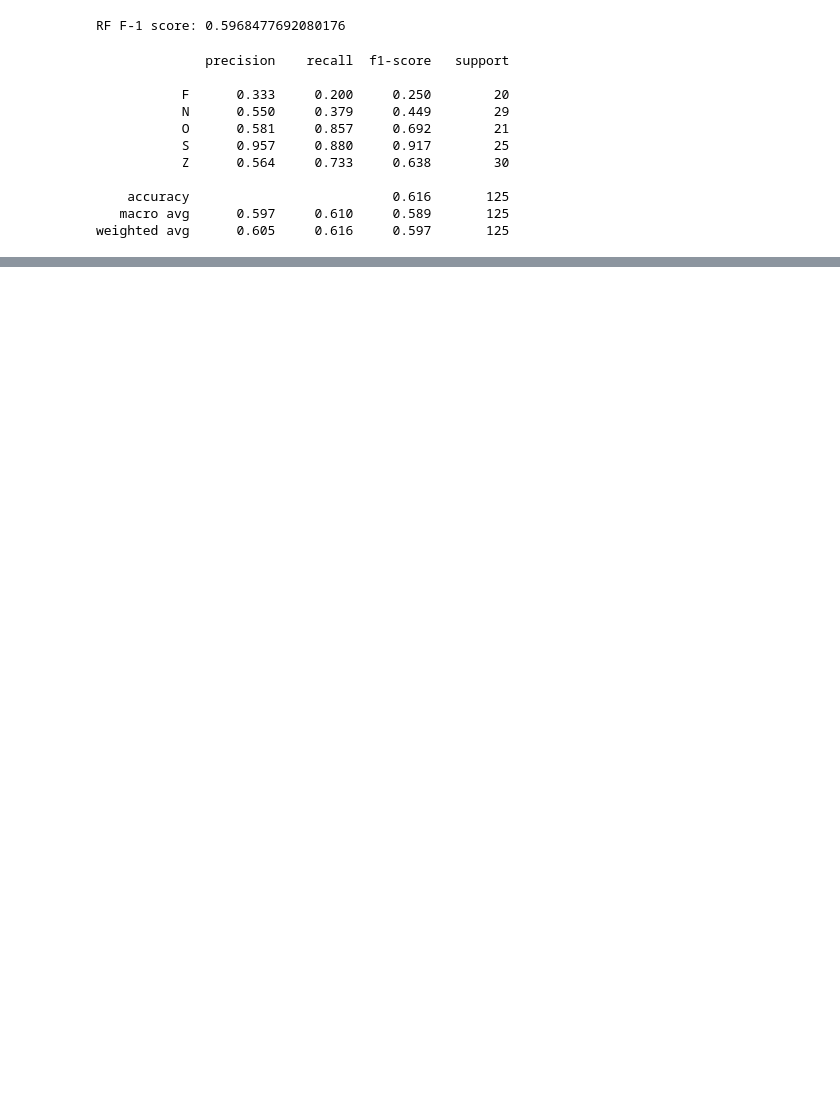
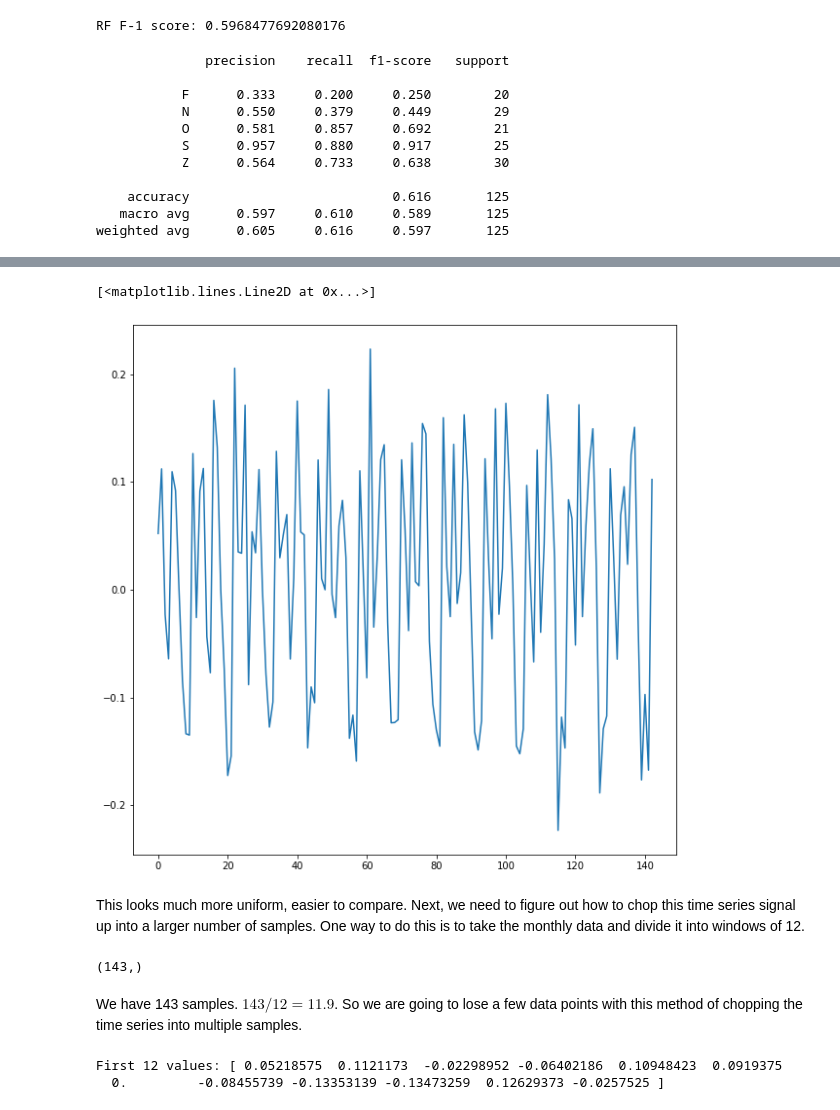
Before and after one commit to drbwa/timeserieseda, a Jupyter notebook: scipy2019/scipy2019-2-ml-models.ipynb, the cells around one changed output, grey strips where cells are left out. Saved outputs shown, nothing was run; the diff lists cells and outputs as text; code cells hidden in the pictures; blank space fills up the shorter version.

```diff
--- a/scipy2019/scipy2019-2-ml-models.ipynb
+++ b/scipy2019/scipy2019-2-ml-models.ipynb
@@ -311,0 +396,15 @@ weighted avg      0.605     0.616     0.597       125
+# %%
+ts = np.diff(np.log(ap.values[:, 0]))
+# %%
+plt.plot(ts)
+# %% [output]
+[<matplotlib.lines.Line2D at 0x...>]
+[figure, added]
+# %% [markdown]
+This looks much more uniform, easier to compare. Next, we need to figure out how to chop this time series signal up into a larger number of samples. One way to do this is to take the monthly data and divide it into windows of 12.
+# %%
+ts.shape
+# %% [output]
+(143,)
+# %% [markdown]
+We have 143 samples. $143/12=11.9$. So we are going to lose a few data points with this method of chopping the time series into multiple samples.
@@ -311,0 +413,5 @@ weighted avg      0.605     0.616     0.597       125
+# %%
+print(f"First 12 values: {ts[0:NSTEPS]}")
+# %% [output]
+First 12 values: [ 0.05218575  0.1121173  -0.02298952 -0.06402186  0.10948423  0.0919375
+  0.         -0.08455739 -0.13353139 -0.13473259  0.12629373 -0.0257525 ]
```
Also changed, not shown: parts of 42 cells of this notebook.
